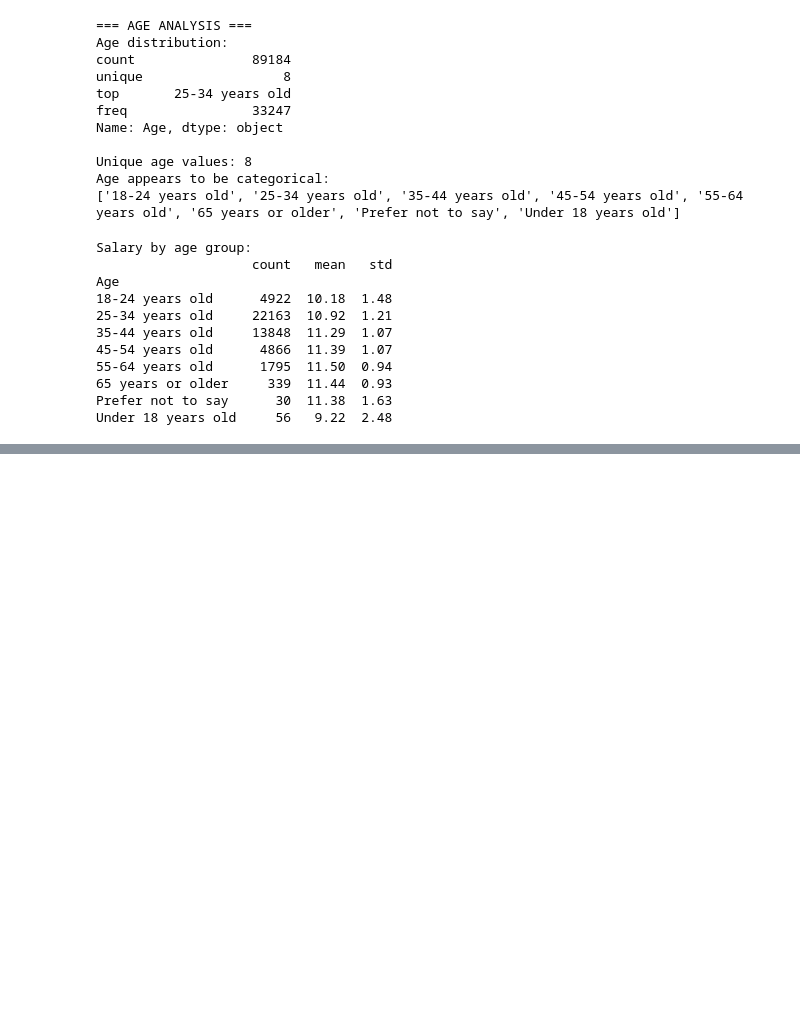
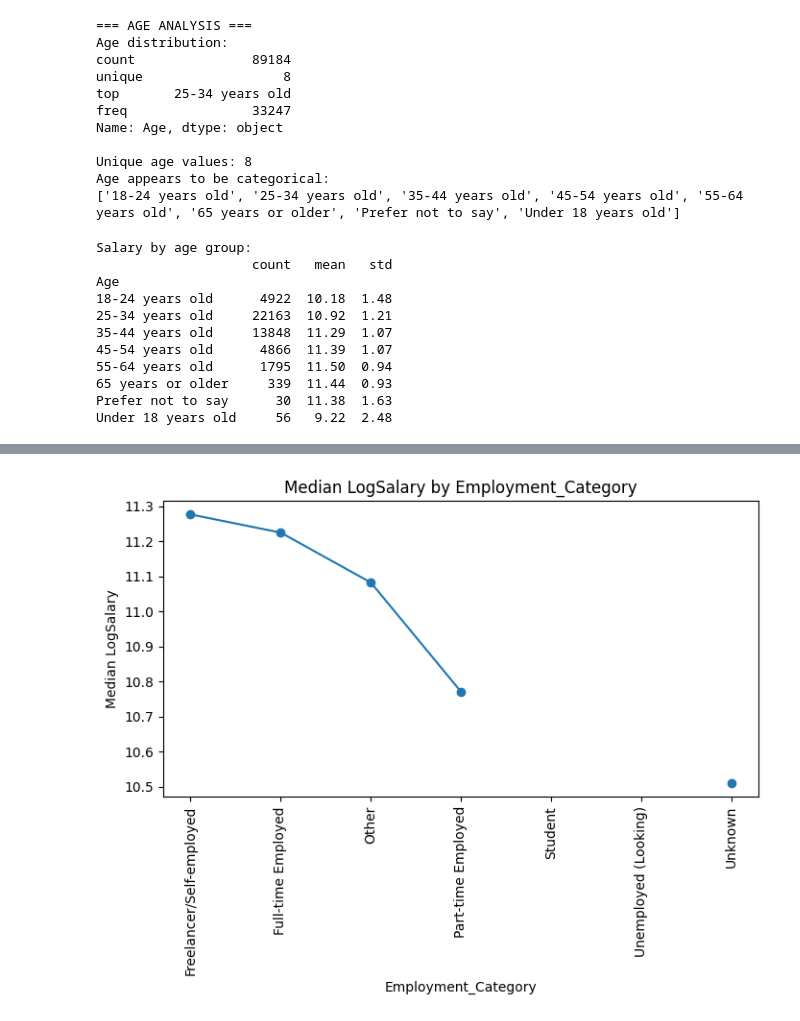
Before and after one commit to hasn77/Stack-Overflow-Survey-Dataset-Model, a Jupyter notebook: getting_started.ipynb, the cells around one changed output, grey strips where cells are left out. Saved outputs shown, nothing was run; the diff lists cells and outputs as text; code cells hidden in the pictures; blank space fills up the shorter version.

```diff
--- a/getting_started.ipynb
+++ b/getting_started.ipynb
@@ -659,0 +803,2 @@ Under 18 years old     56   9.22  2.48
+# %%
+features = features.drop('Employment', axis=1)
@@ -659,0 +825,4 @@ Under 18 years old     56   9.22  2.48
+# %%
+plot_line_with_target(features, 'Employment_Category', 'LogSalary')
+# %% [output]
+[figure, added]
```
Also changed, not shown: parts of 31 cells of this notebook, 1 other file.
